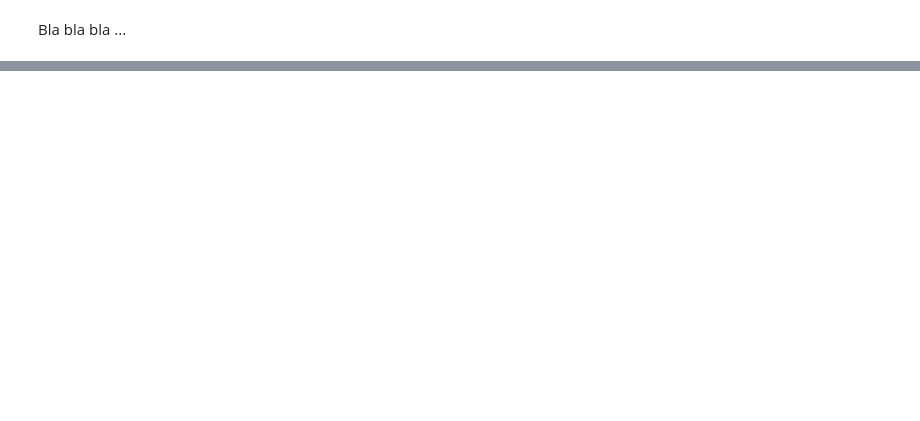
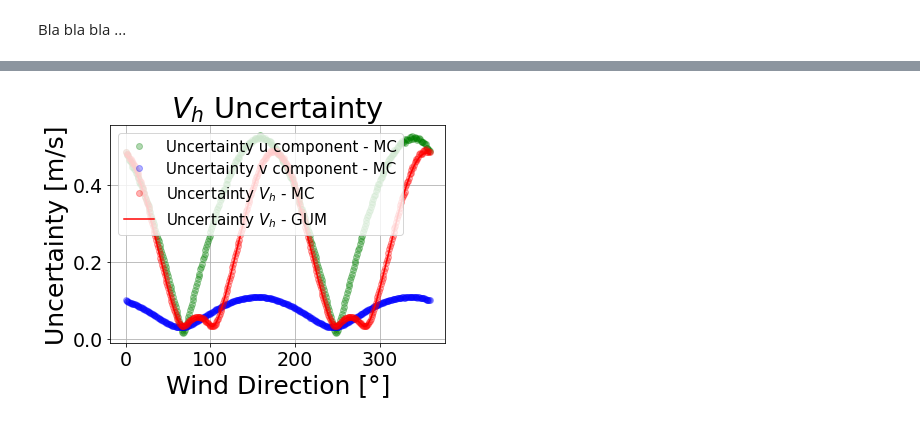
Before and after one commit to SWE-UniStuttgart/Qlunc, a Jupyter notebook: Tutorials/Tutorial2.ipynb, the cells around one changed output, grey strips where cells are left out. Cells and saved outputs as stored; diff of their text form; code cells hidden in the pictures; blank space fills up the shorter version.

```diff
--- a/Tutorials/Tutorial2.ipynb
+++ b/Tutorials/Tutorial2.ipynb
@@ -71,0 +137,4 @@ Created new atmosphere: Atmosphere_Yaml
+# %%
+Lidar.Uncertainty_Vh(Lidar, Atmospheric_Scenario,cts,Qlunc_yaml_inputs2,['Caixa1','Caixa2'])
+# %% [output]
+[figure, added]
```
Also changed, not shown: parts of 3 cells of this notebook, 4 other files.
